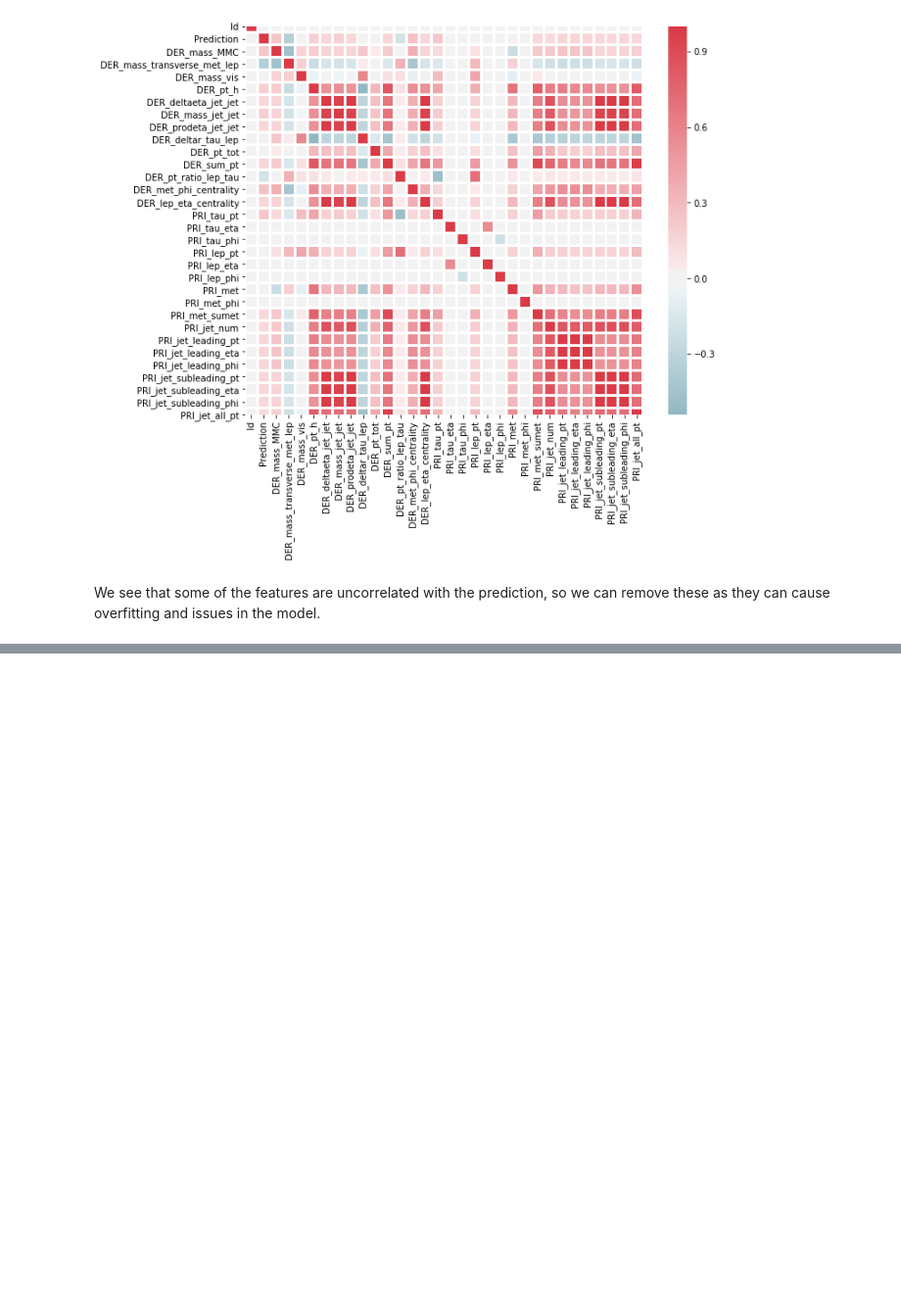
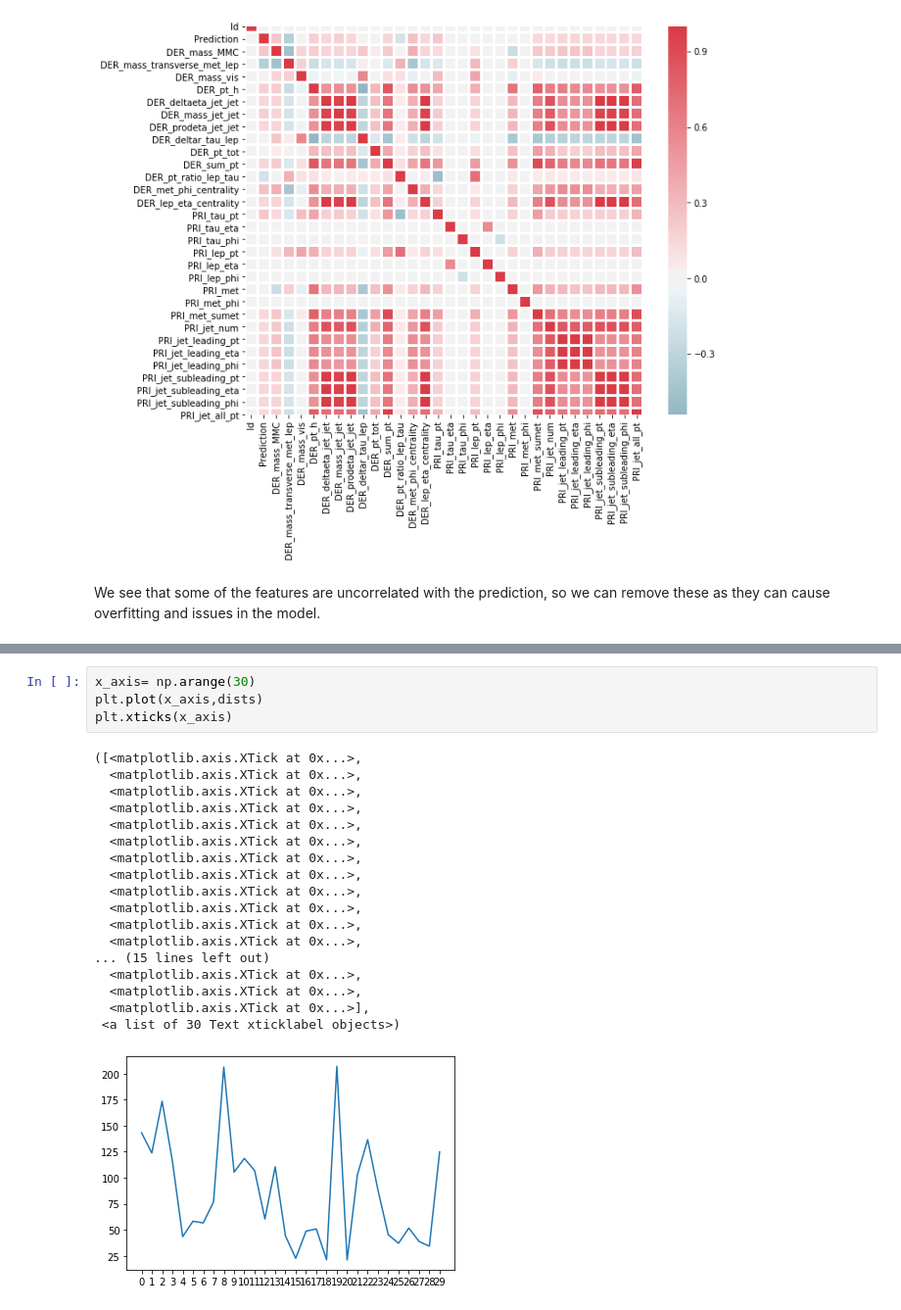
Before and after one commit to verafristedt/CS433-Projects, a Jupyter notebook: project1/data_analysis.ipynb, the cells around one changed output, grey strips where cells are left out. Shown at 98% size. Cells and saved outputs as stored; diff of their text form; blank space fills up the shorter version.

```diff
--- a/project1/data_analysis.ipynb
+++ b/project1/data_analysis.ipynb
@@ -75,0 +137,23 @@ We see that some of the features are uncorrelated with the prediction, so we can
+# %%
+x_axis= np.arange(30)
+plt.plot(x_axis,dists)
+plt.xticks(x_axis)
+# %% [output]
+([<matplotlib.axis.XTick at 0x...>,
+  <matplotlib.axis.XTick at 0x...>,
+  <matplotlib.axis.XTick at 0x...>,
+  <matplotlib.axis.XTick at 0x...>,
+  <matplotlib.axis.XTick at 0x...>,
+  <matplotlib.axis.XTick at 0x...>,
+  <matplotlib.axis.XTick at 0x...>,
+  <matplotlib.axis.XTick at 0x...>,
+  <matplotlib.axis.XTick at 0x...>,
+  <matplotlib.axis.XTick at 0x...>,
+  <matplotlib.axis.XTick at 0x...>,
+  <matplotlib.axis.XTick at 0x...>,
+... (15 lines left out)
+  <matplotlib.axis.XTick at 0x...>,
+  <matplotlib.axis.XTick at 0x...>,
+  <matplotlib.axis.XTick at 0x...>],
+ <a list of 30 Text xticklabel objects>)
+[figure, added]
```
Also changed, not shown: parts of 11 cells of this notebook, 6 other files.
